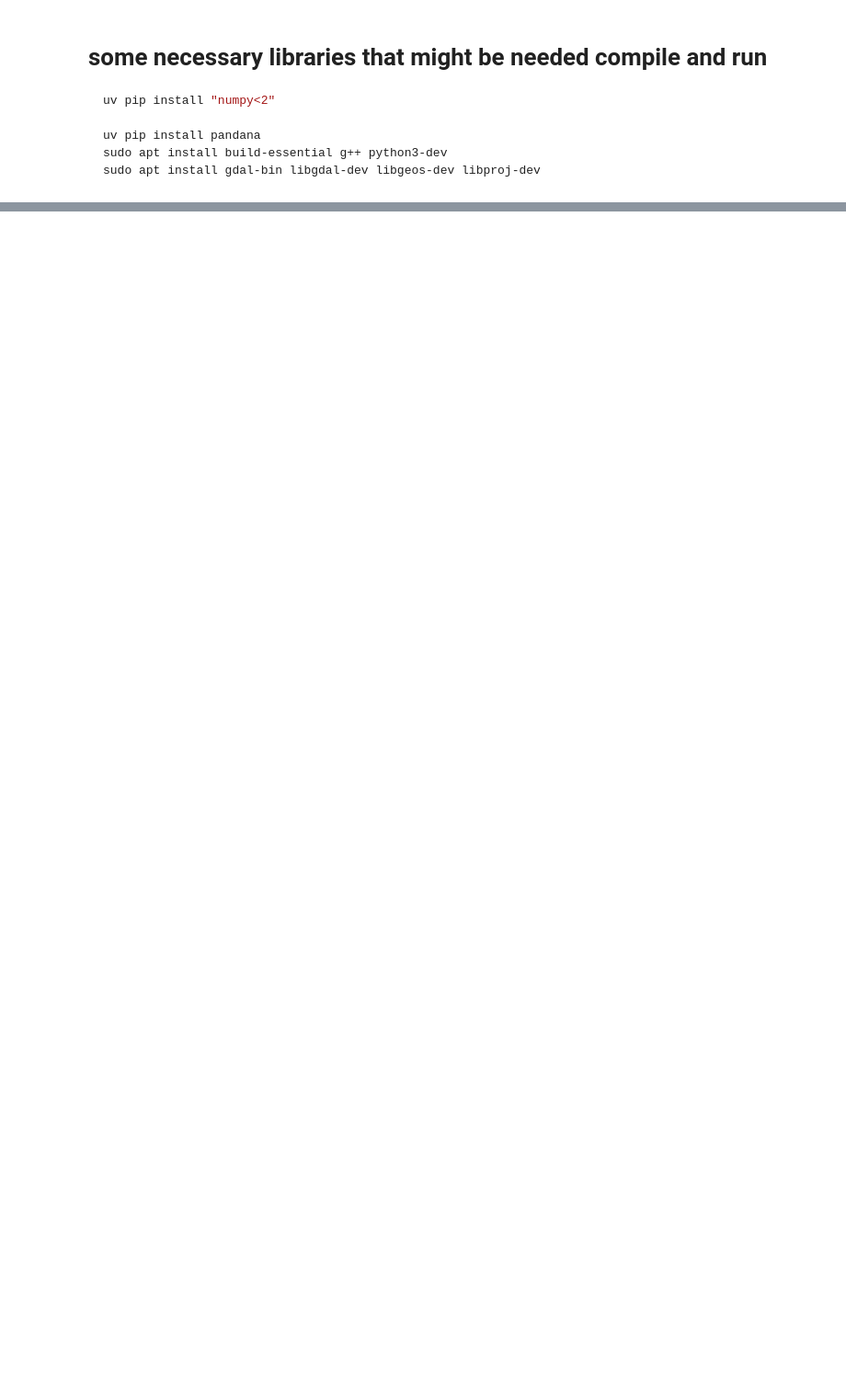
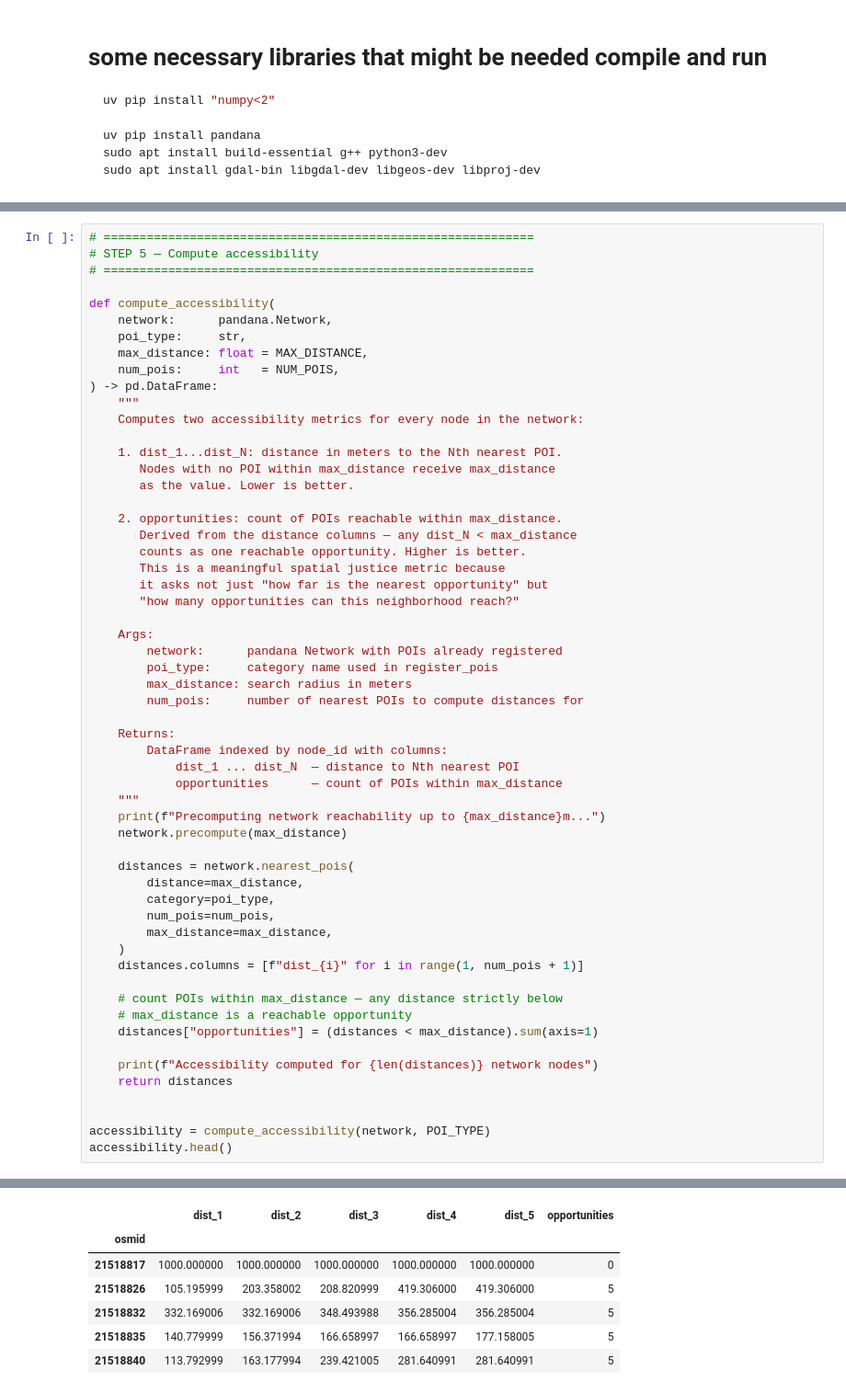
Before and after one commit to fillipefeitosa/spatialjustice_accessibility, a Jupyter notebook: notebooks/SocialAccessbility.ipynb, the cells around one changed output, grey strips where cells are left out. Shown at 92% size. Cells and saved outputs as stored; diff of their text form; blank space fills up the shorter version.

```diff
--- a/notebooks/SocialAccessbility.ipynb
+++ b/notebooks/SocialAccessbility.ipynb
@@ -277,0 +297,58 @@ pois.head(3)
+# %%
+# ============================================================
+# STEP 5 — Compute accessibility
+# ============================================================
+
+def compute_accessibility(
+    network:      pandana.Network,
+    poi_type:     str,
+    max_distance: float = MAX_DISTANCE,
+    num_pois:     int   = NUM_POIS,
+) -> pd.DataFrame:
+    """
+    Computes two accessibility metrics for every node in the network:
+
+    1. dist_1...dist_N: distance in meters to the Nth nearest POI.
+       Nodes with no POI within max_distance receive max_distance
+       as the value. Lower is better.
+
+    2. opportunities: count of POIs reachable within max_distance.
+       Derived from the distance columns — any dist_N < max_distance
+       counts as one reachable opportunity. Higher is better.
+       This is a meaningful spatial justice metric because
+       it asks not just "how far is the nearest opportunity" but
+       "how many opportunities can this neighborhood reach?"
+
+    Args:
+        network:      pandana Network with POIs already registered
+        poi_type:     category name used in register_pois
+        max_distance: search radius in meters
+        num_pois:     number of nearest POIs to compute distances for
+
+    Returns:
+        DataFrame indexed by node_id with columns:
+            dist_1 ... dist_N  — distance to Nth nearest POI
+            opportunities      — count of POIs within max_distance
+    """
+    print(f"Precomputing network reachability up to {max_distance}m...")
+    network.precompute(max_distance)
+
+    distances = network.nearest_pois(
+        distance=max_distance,
+        category=poi_type,
+        num_pois=num_pois,
+        max_distance=max_distance,
+    )
+    distances.columns = [f"dist_{i}" for i in range(1, num_pois + 1)]
+
+    # count POIs within max_distance — any distance strictly below
+    # max_distance is a reachable opportunity
+    distances["opportunities"] = (distances < max_distance).sum(axis=1)
+
+    print(f"Accessibility computed for {len(distances)} network nodes")
+    return distances
+
+
+accessibility = compute_accessibility(network, POI_TYPE)
+accessibility.head()
+# %% [output]
@@ -277,0 +357,7 @@ pois.head(3)
+|  | dist_1 | dist_2 | dist_3 | dist_4 | dist_5 | opportunities |
+| osmid |  |  |  |  |  |  |
+| 21518817 | 1000.000000 | 1000.000000 | 1000.000000 | 1000.000000 | 1000.000000 | 0 |
+| 21518826 | 105.195999 | 203.358002 | 208.820999 | 419.306000 | 419.306000 | 5 |
+| 21518832 | 332.169006 | 332.169006 | 348.493988 | 356.285004 | 356.285004 | 5 |
+| 21518835 | 140.779999 | 156.371994 | 166.658997 | 166.658997 | 177.158005 | 5 |
+| 21518840 | 113.792999 | 163.177994 | 239.421005 | 281.640991 | 281.640991 | 5 |
```
Also changed, not shown: parts of 14 cells of this notebook, 3 other files.
